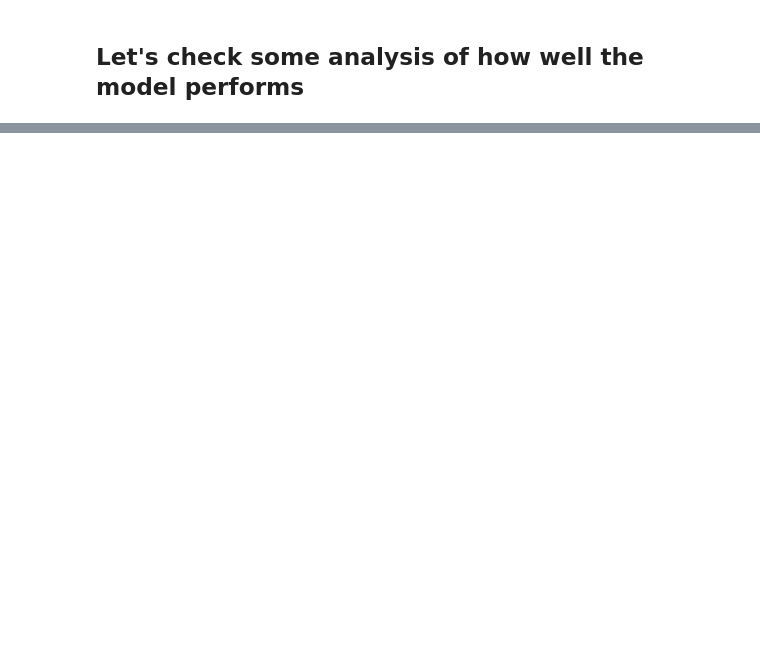
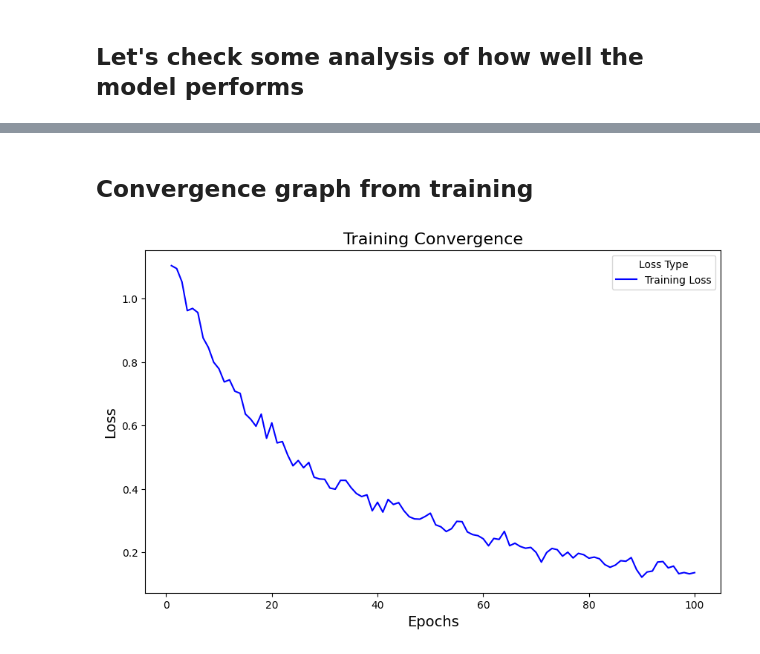
Before and after one commit to EthanTobey/Machine-Learning-Algorithm-Performance-Analysis, a Jupyter notebook: irisNetwork.ipynb, the cells around one changed output, grey strips where cells are left out. Cells and saved outputs as stored; diff of their text form; code cells hidden in the pictures; blank space fills up the shorter version.

```diff
--- a/irisNetwork.ipynb
+++ b/irisNetwork.ipynb
@@ -188,0 +170,24 @@ Text(50.722222222222214, 0.5, 'Pctual')
+# %% [markdown]
+## Convergence graph from training
+# %%
+import matplotlib.pyplot as plt
+
+history_df = pd.DataFrame(history.history)
+history_df['epoch'] = range(1, len(history_df) + 1)   #set up history data frame for plotting
+
+#Make training convergence graph
+plt.figure(figsize=(10, 6))
+
+# Plot training loss
+sns.lineplot(x='epoch', y='loss', data=history_df, label='Training Loss', color='blue')
+
+# Add labels and title
+plt.title('Training Convergence', fontsize=16)
+plt.xlabel('Epochs', fontsize=14)
+plt.ylabel('Loss (Objective Function)', fontsize=14)
+plt.legend(title='Loss Type')
+
+# Show the plot
+plt.show()
+# %% [output]
+[figure, added]
```
Also changed, not shown: parts of 9 cells of this notebook.
